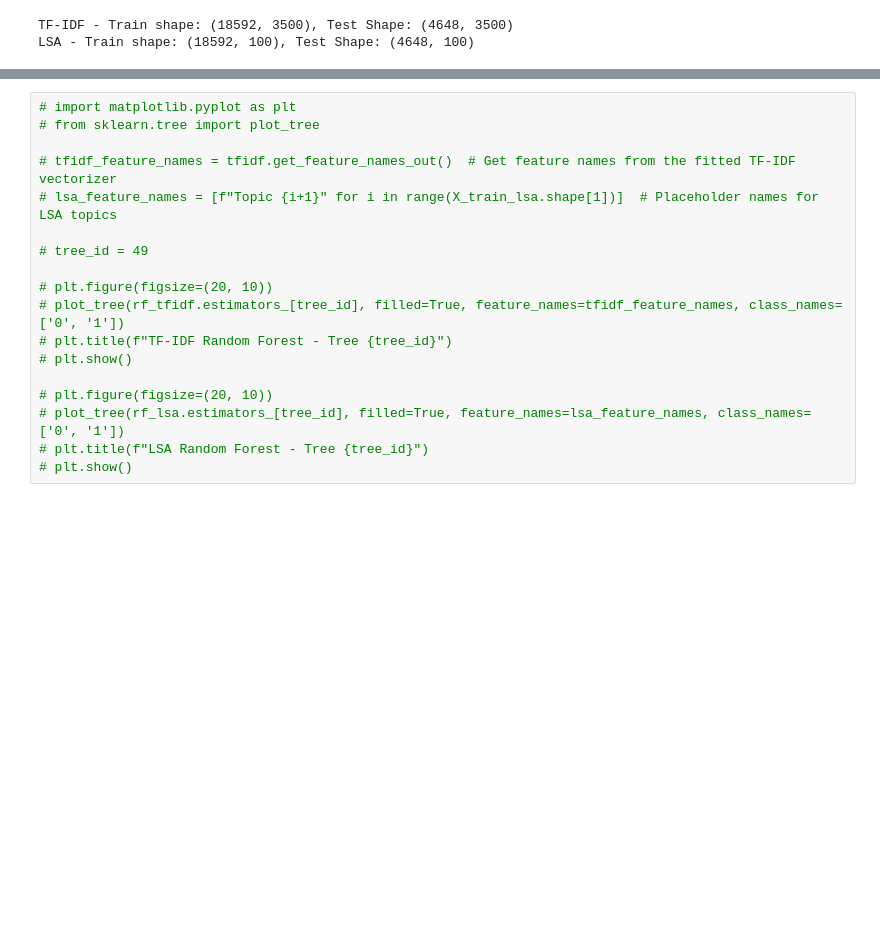
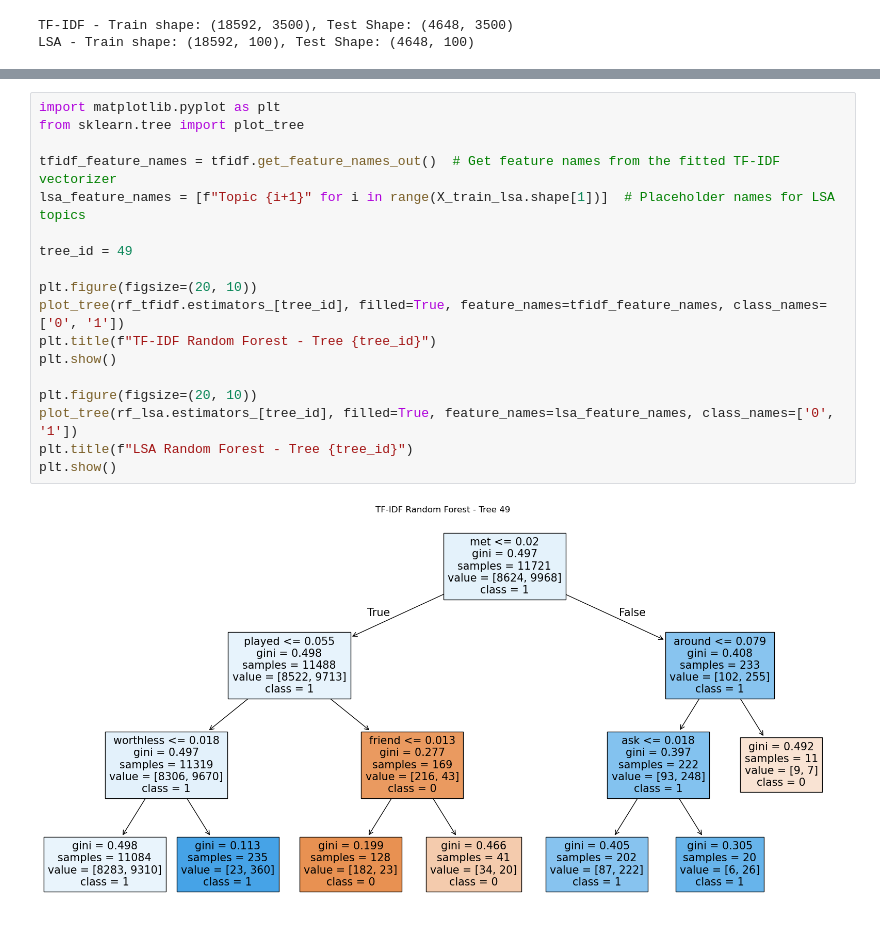
Before and after one commit to yuk068/mental-health-corpus, a Jupyter notebook: J_random_forest.ipynb, the cells around one changed output, grey strips where cells are left out. Cells and saved outputs as stored; diff of their text form; blank space fills up the shorter version.

```diff
--- a/J_random_forest.ipynb
+++ b/J_random_forest.ipynb
@@ -199,18 +325,20 @@ Random Forest LSA Hyperparameters:
 # %%
-# import matplotlib.pyplot as plt
-# from sklearn.tree import plot_tree
+import matplotlib.pyplot as plt
+from sklearn.tree import plot_tree
 
-# tfidf_feature_names = tfidf.get_feature_names_out()  # Get feature names from the fitted TF-IDF vectorizer
-# lsa_feature_names = [f"Topic {i+1}" for i in range(X_train_lsa.shape[1])]  # Placeholder names for LSA topics
+tfidf_feature_names = tfidf.get_feature_names_out()  # Get feature names from the fitted TF-IDF vectorizer
+lsa_feature_names = [f"Topic {i+1}" for i in range(X_train_lsa.shape[1])]  # Placeholder names for LSA topics
 
-# tree_id = 49
+tree_id = 49
 
-# plt.figure(figsize=(20, 10))
-# plot_tree(rf_tfidf.estimators_[tree_id], filled=True, feature_names=tfidf_feature_names, class_names=['0', '1'])
-# plt.title(f"TF-IDF Random Forest - Tree {tree_id}")
-# plt.show()
+plt.figure(figsize=(20, 10))
+plot_tree(rf_tfidf.estimators_[tree_id], filled=True, feature_names=tfidf_feature_names, class_names=['0', '1'])
+plt.title(f"TF-IDF Random Forest - Tree {tree_id}")
+plt.show()
 
-# plt.figure(figsize=(20, 10))
-# plot_tree(rf_lsa.estimators_[tree_id], filled=True, feature_names=lsa_feature_names, class_names=['0', '1'])
-# plt.title(f"LSA Random Forest - Tree {tree_id}")
-# plt.show()
+plt.figure(figsize=(20, 10))
+plot_tree(rf_lsa.estimators_[tree_id], filled=True, feature_names=lsa_feature_names, class_names=['0', '1'])
+plt.title(f"LSA Random Forest - Tree {tree_id}")
+plt.show()
+# %% [output]
+[figure, added]
```
Also changed, not shown: parts of 5 cells of this notebook, 5 other files.
